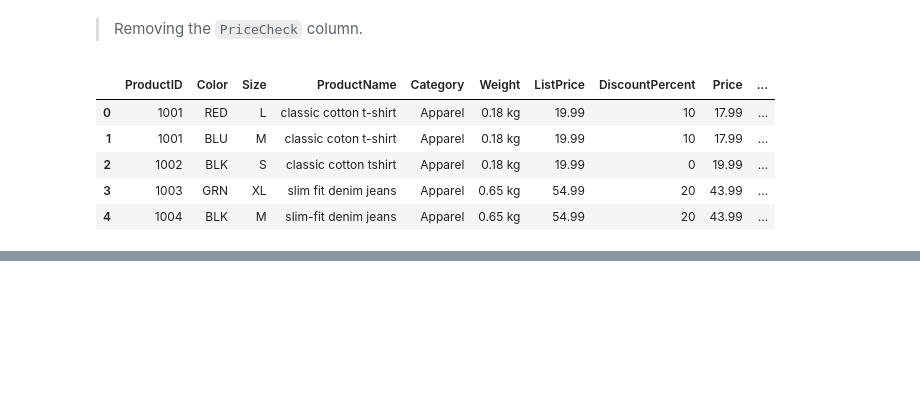
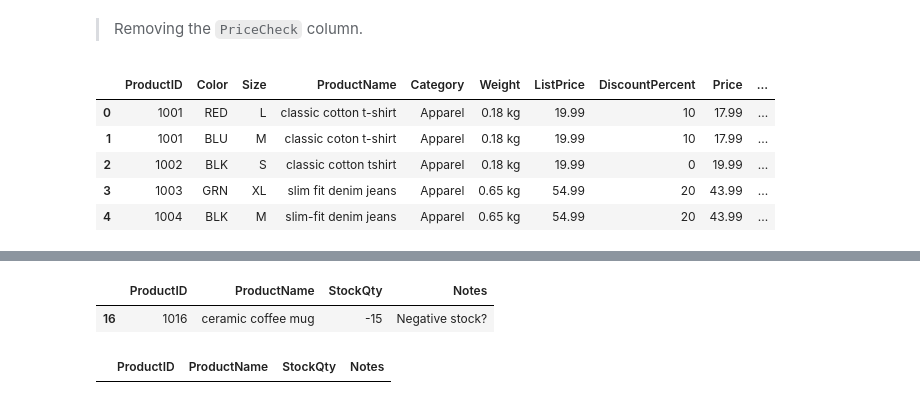
Before and after one commit to JunayedMh/pandas_prac, a Jupyter notebook: Aug_7/cleaning.ipynb, the cells around one changed output, grey strips where cells are left out. Cells and saved outputs as stored; diff of their text form; code cells hidden in the pictures; blank space fills up the shorter version.

```diff
--- a/Aug_7/cleaning.ipynb
+++ b/Aug_7/cleaning.ipynb
@@ -325,0 +369,5 @@ df.head(5)
+# %%
+df.loc[df["StockQty"] < 0, ["ProductID", "ProductName", "StockQty", "Notes"]]
+# %% [output]
+|  | ProductID | ProductName | StockQty | Notes |
+| 16 | 1016 | ceramic coffee mug | -15 | Negative stock? |
@@ -325,0 +376,4 @@ df.head(5)
+# %%
+df.loc[df["StockQty"] < 0, ["ProductID", "ProductName", "StockQty", "Notes"]]
+# %% [output]
+|  | ProductID | ProductName | StockQty | Notes |
```
Also changed, not shown: parts of 31 cells of this notebook, 1 other file.
